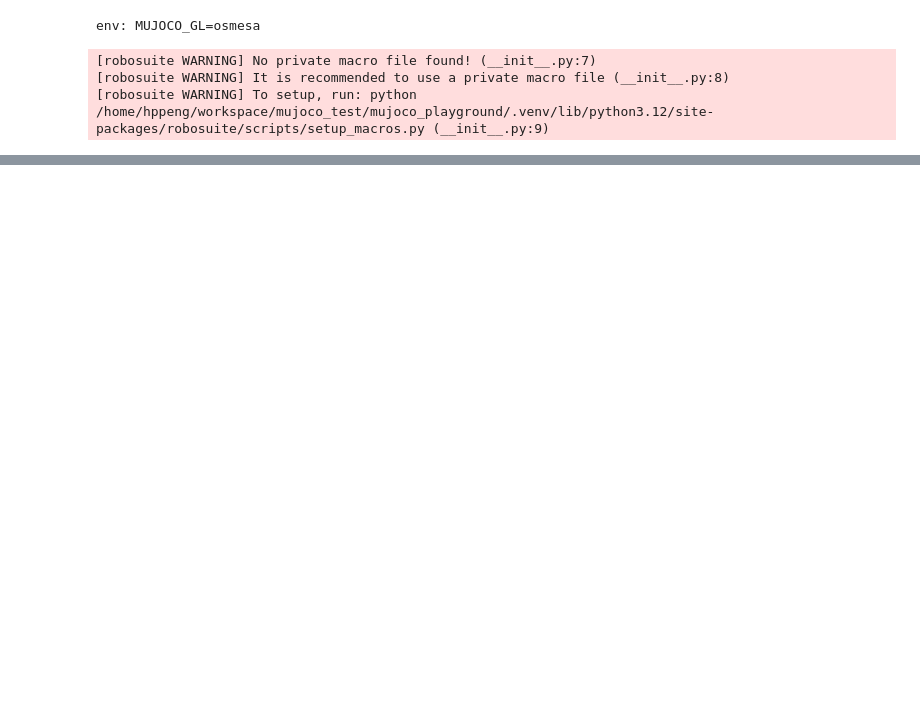
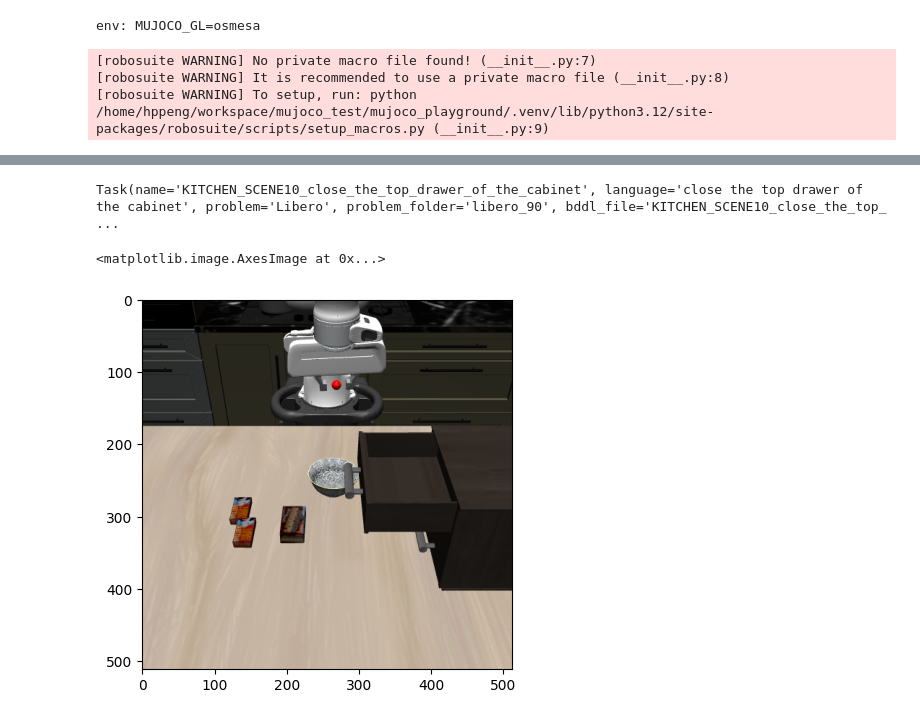
Before and after one commit to mass2010chromium/mujoco_test, a Jupyter notebook: notebooks/probing.ipynb, the cells around one changed output, grey strips where cells are left out. Cells and saved outputs as stored; diff of their text form; code cells hidden in the pictures; blank space fills up the shorter version.

```diff
--- a/notebooks/probing.ipynb
+++ b/notebooks/probing.ipynb
@@ -281,0 +374,14 @@ close the top drawer of the cabinet
+# %%
+instance = next(libero_envs.task_instantiations(0))
+obs, env, task_description = instance
+patch_env_for_render(env)
+
+points = [{'pos': obs['robot0_eef_pos']}]
+img = env.sim.render(width=512, height=512, camera_name="agentview", visual_points=points)[::-1, ::-1, :]
+plt.figure(0)
+plt.clf()
+plt.imshow(img)
+# %% [output]
+Task(name='KITCHEN_SCENE10_close_the_top_drawer_of_the_cabinet', language='close the top drawer of the cabinet', problem='Libero', problem_folder='libero_90', bddl_file='KITCHEN_SCENE10_close_the_top_ ...
+<matplotlib.image.AxesImage at 0x...>
+[figure, added]
```
Also changed, not shown: parts of 11 cells of this notebook, 10 other files.
